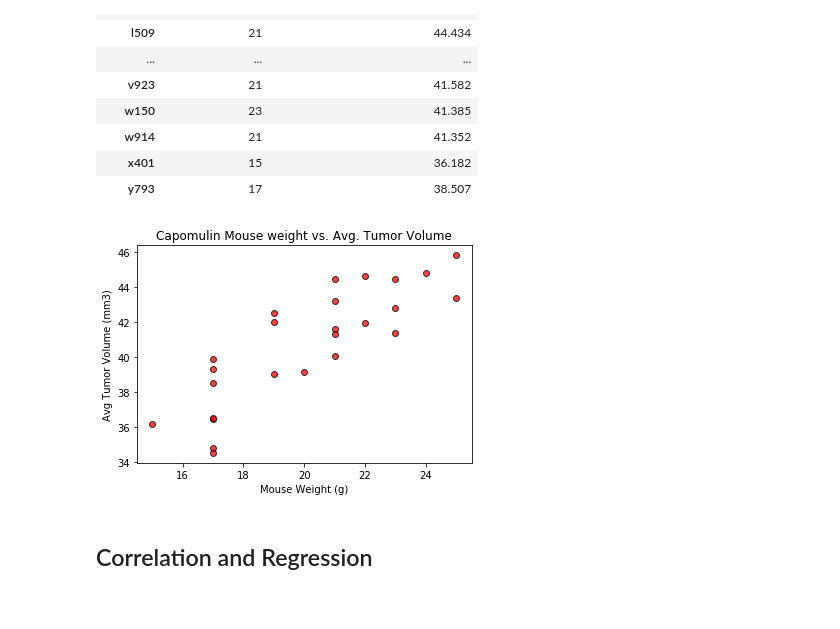
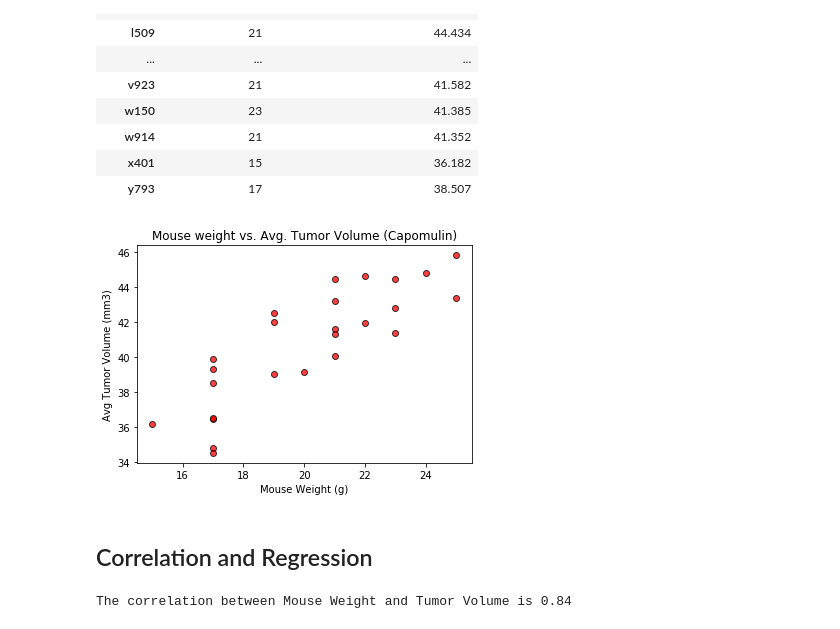
Before and after one commit to KamarRashid/Matplotlib-Challenge, a Jupyter notebook: pymaceuticals.ipynb, the cells around one changed output. Cells and saved outputs as stored; diff of their text form; code cells hidden in the pictures.

```diff
--- a/pymaceuticals.ipynb
+++ b/pymaceuticals.ipynb
@@ -478,22 +479,26 @@ cap_weight_tumorVol
 # %%
 # Create scatter plot of weight and mean tumor volume with configuration
 plt.scatter(
     cap_weight_tumorVol['Mouse Weight (g)'],
     cap_weight_tumorVol['Capomulin Avg Tumor Volume (mm3)'],
     marker="o",
     facecolor="red",
     edgecolors="black",
     alpha = 0.75)
 
-plt.title('Capomulin Mouse weight vs. Avg. Tumor Volume')
+plt.title('Mouse weight vs. Avg. Tumor Volume (Capomulin)')
 plt.xlabel('Mouse Weight (g)')
 plt.ylabel('Avg Tumor Volume (mm3)')
 
 plt.show()
 # %% [output]
-[figure, old version]
+[figure, new version]
 # %% [markdown]
 ## Correlation and Regression
 # %%
 # Calculate the correlation coefficient and linear regression model
 # for mouse weight and average tumor volume for the Capomulin regimen
+correlation = st.pearsonr(cap_weight_tumorVol['Mouse Weight (g)'], cap_weight_tumorVol['Capomulin Avg Tumor Volume (mm3)'])
+print(f'The correlation between Mouse Weight and Tumor Volume is {round(correlation[0],2)}')
+# %% [output]
+The correlation between Mouse Weight and Tumor Volume is 0.84
```
Also changed, not shown: parts of 2 cells of this notebook, 1 other file.
